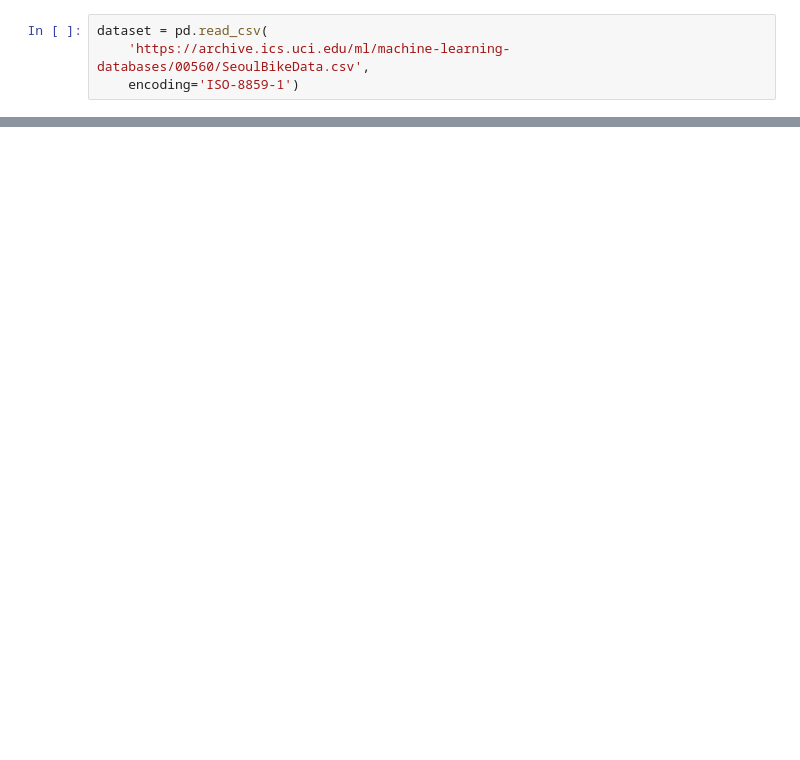
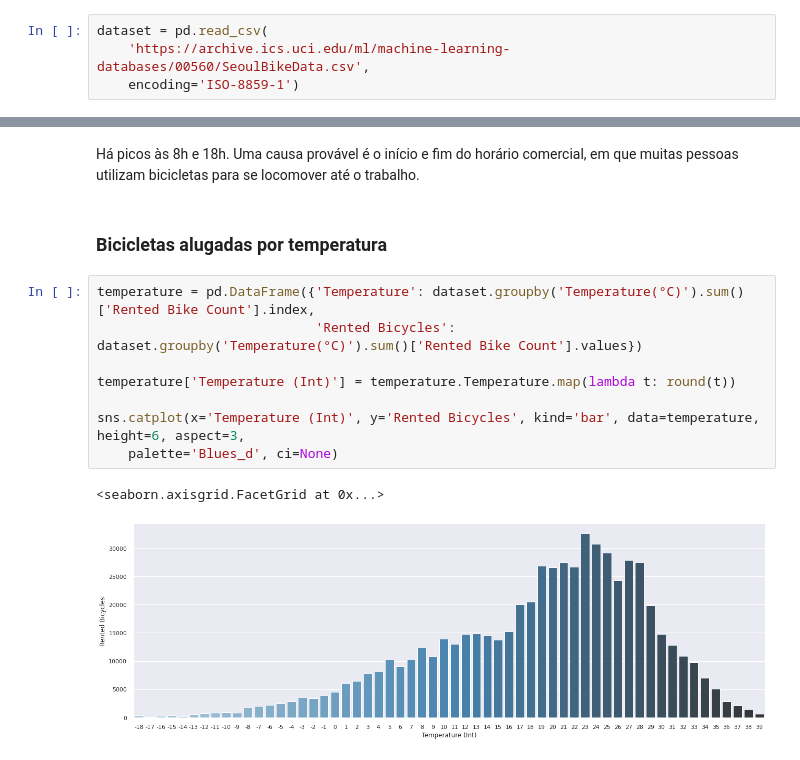
Before and after one commit to matheusfc77/Seoul-analysis, a Jupyter notebook: SeoulBike.ipynb, the cells around one changed output, grey strips where cells are left out. Cells and saved outputs as stored; diff of their text form; blank space fills up the shorter version.

```diff
--- a/SeoulBike.ipynb
+++ b/SeoulBike.ipynb
@@ -348,0 +123,15 @@ print(final_model.predict([pred]))
+# %% [markdown]
+Há picos às 8h e 18h. Uma causa provável é o início e fim do horário comercial, em que muitas pessoas utilizam bicicletas para se locomover até o trabalho.
+# %% [markdown]
+### Bicicletas alugadas por temperatura
+# %%
+temperature = pd.DataFrame({'Temperature': dataset.groupby('Temperature(°C)').sum()['Rented Bike Count'].index,
+                            'Rented Bicycles': dataset.groupby('Temperature(°C)').sum()['Rented Bike Count'].values})
+
+temperature['Temperature (Int)'] = temperature.Temperature.map(lambda t: round(t))
+
+sns.catplot(x='Temperature (Int)', y='Rented Bicycles', kind='bar', data=temperature, height=6, aspect=3,
+    palette='Blues_d', ci=None)
+# %% [output]
+<seaborn.axisgrid.FacetGrid at 0x...>
+[figure, added]
```
Also changed, not shown: parts of 106 cells of this notebook.
